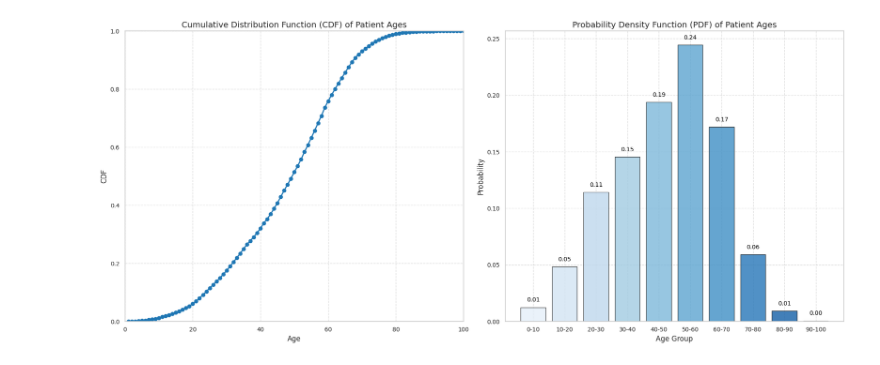
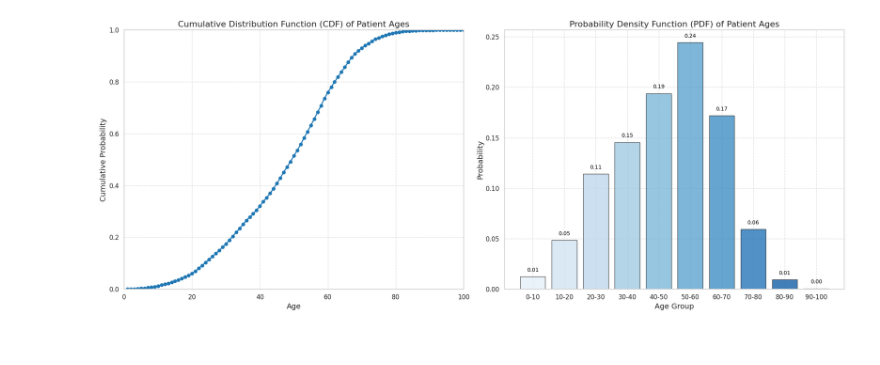
Before and after one commit to MohammadErfan-Jabbari/NIH-Chest-Xray-Dataset-Analysis, a Jupyter notebook: data_analysis.ipynb, the cells around one changed output. Cells and saved outputs as stored; diff of their text form; code cells hidden in the pictures.

```diff
--- a/data_analysis.ipynb
+++ b/data_analysis.ipynb
@@ -78,9 +195,0 @@ Wall time: 24.1 ms
-# %%
-# Ensure that all columns have supported types by cudf
-data_entry_df['Finding Labels'] = data_entry_df['Finding Labels'].astype('str')
-
-# Remove columns that have "Unnamed" in their names
-data_entry_df = data_entry_df.loc[:, ~data_entry_df.columns.str.contains('^Unnamed')]
-
-# Split the 'Finding Labels' column into a list of labels
-data_entry_df['Finding Labels'] = data_entry_df['Finding Labels'].str.split('|')
@@ -115,45 +270,70 @@ plt.show()
 # %%
-# Extract the 'Patient Age' column
+# Extract the 'Patient Age' column and drop missing values
 ages = data_entry_df['Patient Age'].dropna()
 
-# Define age bins and labels
-age_bins = [0, 10, 20, 30, 40, 50, 60, 70, 80, 90, 100]
-age_labels = ['0-10', '10-20', '20-30', '30-40', '40-50', '50-60', '60-70', '70-80', '80-90', '90-100']
+# Define age bins and labels (reuse from previous section)
+age_bins = list(range(0, 110, 10))  # [0, 10, 20, ..., 100]
+age_labels = [f'{i}-{i+10}' for i in age_bins[:-1]]
 
-# Calculate the cumulative distribution function (CDF)
+# Calculate the histogram for CDF
 counts, bin_edges = np.histogram(ages, bins=100, range=(0, 100), density=True)
 cdf = np.cumsum(counts) * (bin_edges[1] - bin_edges[0])
 
-# Calculate the probability for each age bin
+# Calculate the histogram for PDF across defined age bins
 pdf_counts, _ = np.histogram(ages, bins=age_bins)
 pdf_probabilities = pdf_counts / pdf_counts.sum()
 
-# Plot the CDF and PDF
-sns.set(style="whitegrid")
-fig, axes = plt.subplots(1, 2, figsize=(18, 8))
+# Initialize subplots for CDF and PDF
+fig, axes = plt.subplots(1, 2, figsize=(20, 8))
 
-# Plot the CDF on the first subplot
-axes[0].plot(bin_edges[1:], cdf, marker='o', linestyle='-', color='#1f77b4', linewidth=2)
+# Plot the CDF
+axes[0].plot(
+    bin_edges[1:],
+    cdf,
+    marker='o',
+    linestyle='-',
+    color='#1f77b4',
+    linewidth=2
+)
 axes[0].set_xlim(0, 100)
 axes[0].set_ylim(0, 1)
-axes[0].set_xlabel('Age', fontsize=12)
-axes[0].set_ylabel('CDF', fontsize=12)
-axes[0].set_title('Cumulative Distribution Function (CDF) of Patient Ages', fontsize=14)
-axes[0].tick_params(axis='both', which='major', labelsize=10)
+axes[0].set_xlabel('Age', fontsize=14)
+axes[0].set_ylabel('Cumulative Probability', fontsize=14)
+axes[0].set_title('Cumulative Distribution Function (CDF) of Patient Ages', fontsize=16)
+axes[0].tick_params(axis='both', which='major', labelsize=12)
 axes[0].grid(visible=True, linestyle='--', alpha=0.7)
 
-# Plot the PDF on the second subplot
+# Plot the PDF
 colors = sns.color_palette("Blues", len(age_labels))
-axes[1].bar(age_labels, pdf_probabilities, width=0.8, color=colors, alpha=0.8, edgecolor='k')
-for i, v in enumerate(pdf_probabilities):
-    axes[1].text(i, v + 0.005, f'{v:.2f}', ha='center', fontsize=10, color='black')
-axes[1].set_xlabel('Age Group', fontsize=12)
-axes[1].set_ylabel('Probability', fontsize=12)
-axes[1].set_title('Probability Density Function (PDF) of Patient Ages', fontsize=14)
-axes[1].tick_params(axis='both', which='major', labelsize=10)
+bars = axes[1].bar(
+    age_labels,
+    pdf_probabilities,
+    width=0.8,
+    color=colors,
+    alpha=0.8,
+    edgecolor='k'
+)
+
+# Annotate each bar with its probability
+for bar, prob in zip(bars, pdf_probabilities):
+    height = bar.get_height()
+    axes[1].text(
+        bar.get_x() + bar.get_width() / 2,
+        height + 0.005,
+        f'{prob:.2f}',
+        ha='center',
+        fontsize=10,
+        color='black'
+    )
+
+axes[1].set_xlabel('Age Group', fontsize=14)
+axes[1].set_ylabel('Probability', fontsize=14)
+axes[1].set_title('Probability Density Function (PDF) of Patient Ages', fontsize=16)
+axes[1].tick_params(axis='both', which='major', labelsize=12)
 axes[1].grid(visible=True, linestyle='--', alpha=0.7)
 
+# Adjust layout and display the plots
 plt.tight_layout()
 plt.show()
 # %% [output]
-[figure, old version]
+[figure, new version]
```
Also changed, not shown: parts of 20 cells of this notebook.
